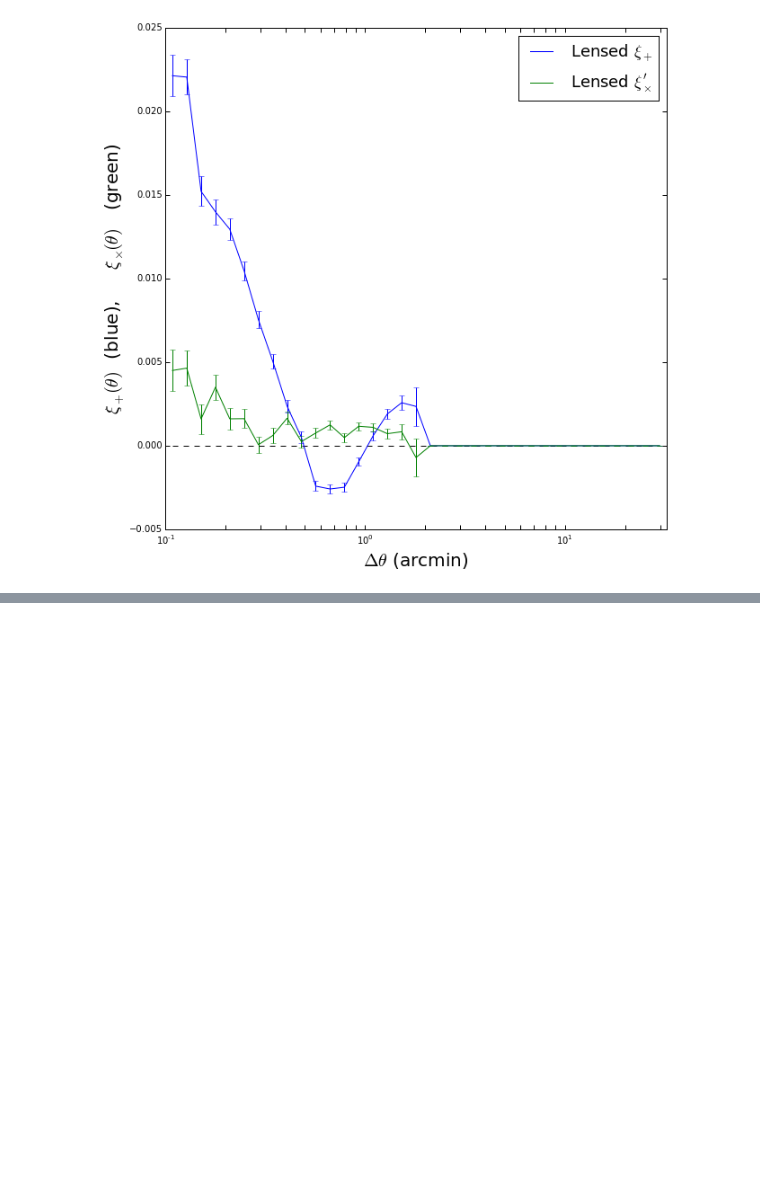
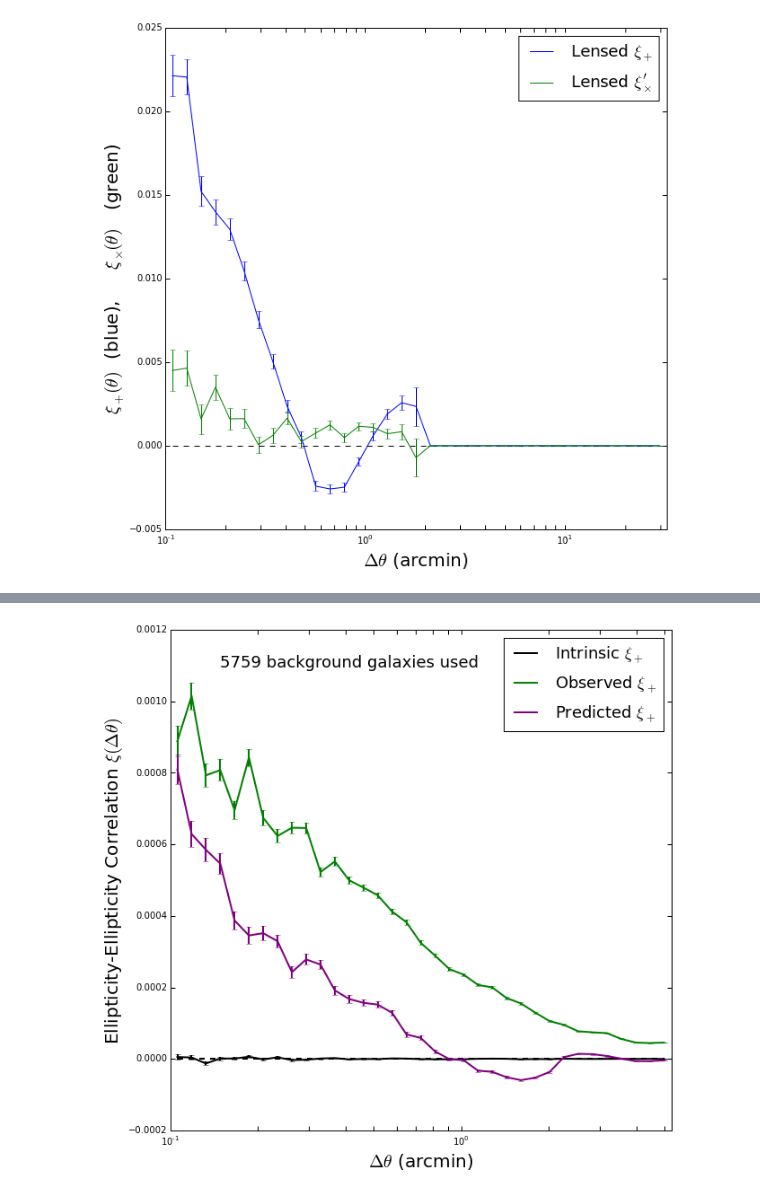
Before and after one commit to drphilmarshall/Pangloss, a Jupyter notebook: demos/CalculatingCorr.ipynb, the cells around one changed output, grey strips where cells are left out. Saved outputs shown, nothing was run; the diff lists cells and outputs as text; code cells hidden in the pictures; blank space fills up the shorter version.

```diff
--- a/demos/CalculatingCorr.ipynb
+++ b/demos/CalculatingCorr.ipynb
@@ -159,0 +166,7 @@ pangloss.plotting.plot_corr(gg45)
+# %%
+d = [1.7,1.3,-1.7,-1.3]
+#d = [1.6,1.4,-1.6,-1.4]
+B = pangloss.BackgroundCatalog(sigma_e=0.01,domain=d,field=[0,0,0,0])
+
+config = pangloss.Configuration(PANGLOSS_DIR+'/example/example.config')
+F = pangloss.ForegroundCatalog(PANGLOSS_DIR+'/data/GGL_los_8_0_0_0_0_N_4096_ang_4_Guo_galaxies_on_plane_27_to_63.images.txt',config)
@@ -159,0 +196,14 @@ pangloss.plotting.plot_corr(gg45)
+# %%
+gg_none = B.calculate_corr(corr_type='gg',max_sep=5,lensed='none')
+gg_map = B.calculate_corr(corr_type='gg',max_sep=5,lensed='map')
+gg_halo = B.calculate_corr(corr_type='gg',max_sep=5,lensed='halo')
+
+ng_none = B.calculate_corr(corr_type='ng',max_sep=5,foreground=F,lensed='none')
+ng_map = B.calculate_corr(corr_type='ng',max_sep=5,foreground=F,lensed='map')
+ng_halo = B.calculate_corr(corr_type='ng',max_sep=5,foreground=F,lensed='halo')
+# %%
+pangloss.plotting.plot_corr(gg_none,corr_type='gg',corr_comp='plus',lensed='none',galaxy_count=B.galaxy_count)
+pangloss.plotting.plot_corr(gg_map,corr_type='gg',corr_comp='plus',lensed='map',color='green')
+pangloss.plotting.plot_corr(gg_halo,corr_type='gg',corr_comp='plus',lensed='halo',color='purple')
+# %% [output]
+[figure, added]
```
Also changed, not shown: parts of 18 cells of this notebook.
